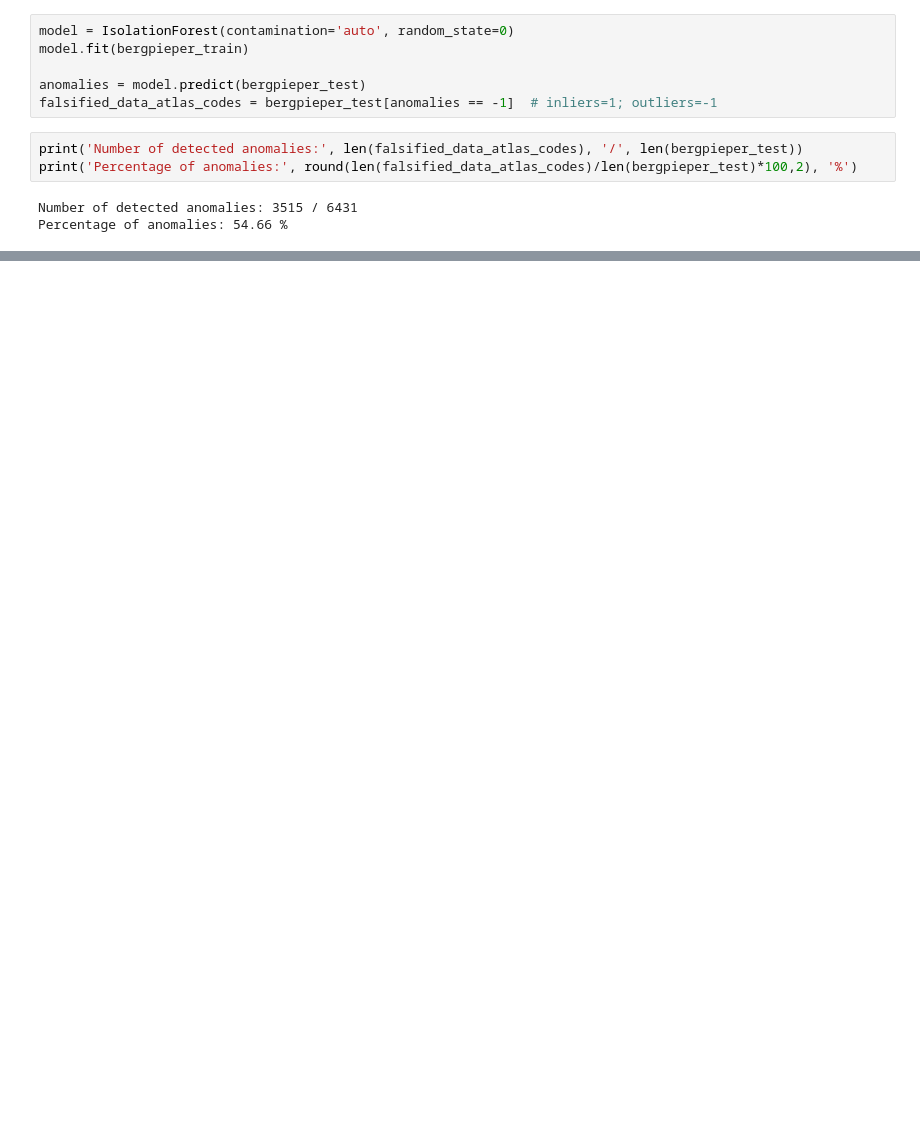
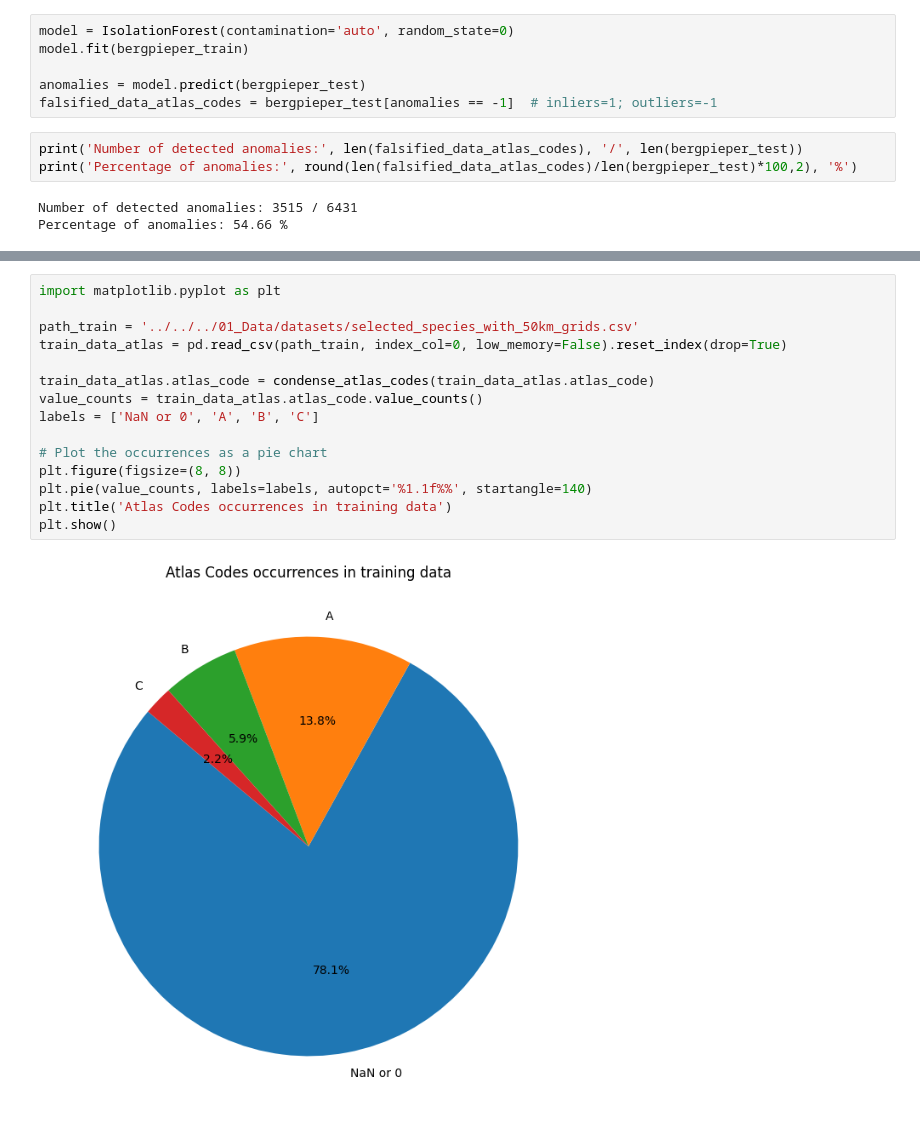
Before and after one commit to marinasie/bird-sighting-validation, a Jupyter notebook: marina/03_modeling/03_Anomaly_Detection.ipynb, the cells around one changed output, grey strips where cells are left out. Saved outputs shown, nothing was run; the diff lists cells and outputs as text; blank space fills up the shorter version.

```diff
--- a/marina/03_modeling/03_Anomaly_Detection.ipynb
+++ b/marina/03_modeling/03_Anomaly_Detection.ipynb
@@ -242,3 +368,20 @@ plt.title('Occurrences of Values in Pandas Series')
 plt.show()
 # %% [output]
 [figure]
+# %%
+import matplotlib.pyplot as plt
+
+path_train = '../../../01_Data/datasets/selected_species_with_50km_grids.csv'
+train_data_atlas = pd.read_csv(path_train, index_col=0, low_memory=False).reset_index(drop=True)
+
+train_data_atlas.atlas_code = condense_atlas_codes(train_data_atlas.atlas_code)
+value_counts = train_data_atlas.atlas_code.value_counts()
+labels = ['NaN or 0', 'A', 'B', 'C']
+
+# Plot the occurrences as a pie chart
+plt.figure(figsize=(8, 8))
+plt.pie(value_counts, labels=labels, autopct='%1.1f%%', startangle=140)
+plt.title('Atlas Codes occurrences in training data')
+plt.show()
+# %% [output]
+[figure, added]
```
Also changed, not shown: parts of 40 cells of this notebook, 4 other files.
